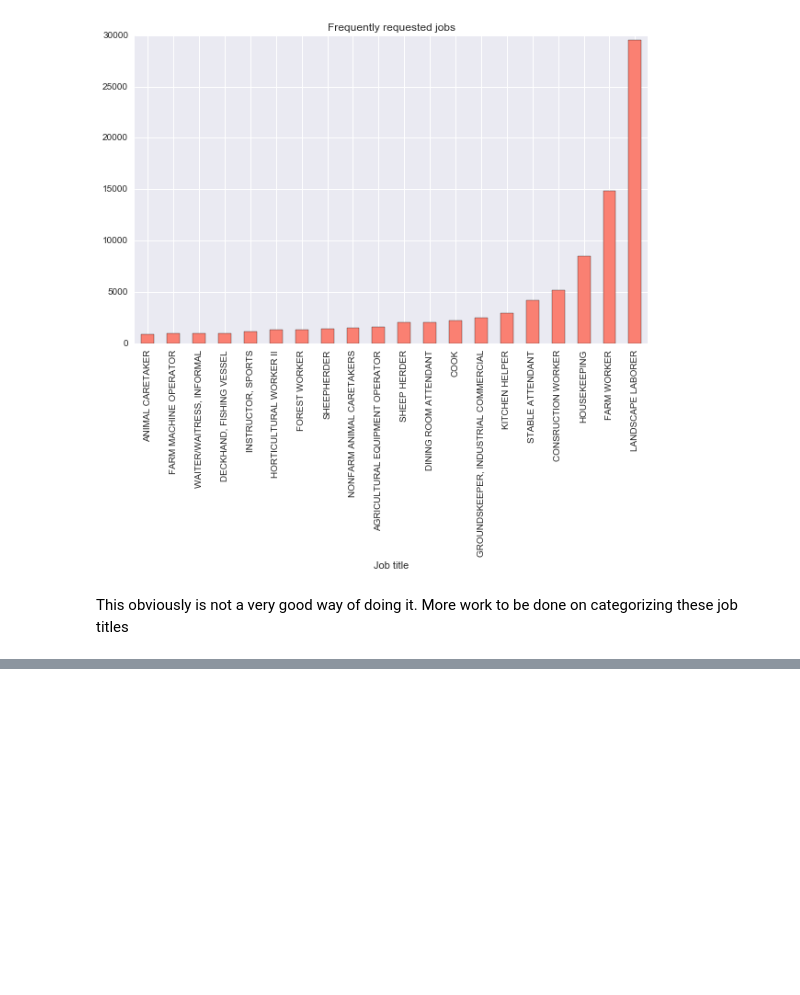
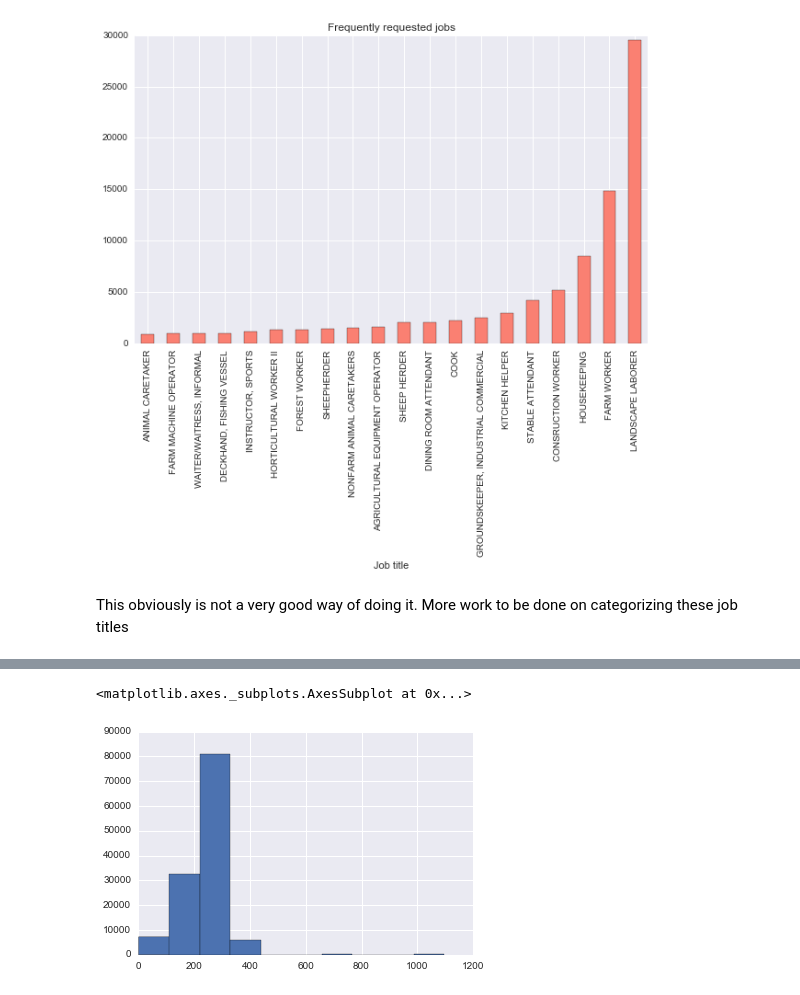
Before and after one commit to chrke/H2VisaAnalysis, a Jupyter notebook: H2_visa_analysis.ipynb, the cells around one changed output, grey strips where cells are left out. Cells and saved outputs as stored; diff of their text form; code cells hidden in the pictures; blank space fills up the shorter version.

```diff
--- a/H2_visa_analysis.ipynb
+++ b/H2_visa_analysis.ipynb
@@ -887,0 +977,8 @@ This obviously is not a very good way of doing it. More work to be done on categ
+# %%
+# deleting these rows as well as all the null value rows
+
+cert_df = visa_uni[(visa_uni["certification_period"] > 0 ) & (visa_uni["certification_period"] < 1100)]
+cert_df["certification_period"].hist()
+# %% [output]
+<matplotlib.axes._subplots.AxesSubplot at 0x...>
+[figure, added]
```
Also changed, not shown: parts of 12 cells of this notebook.
